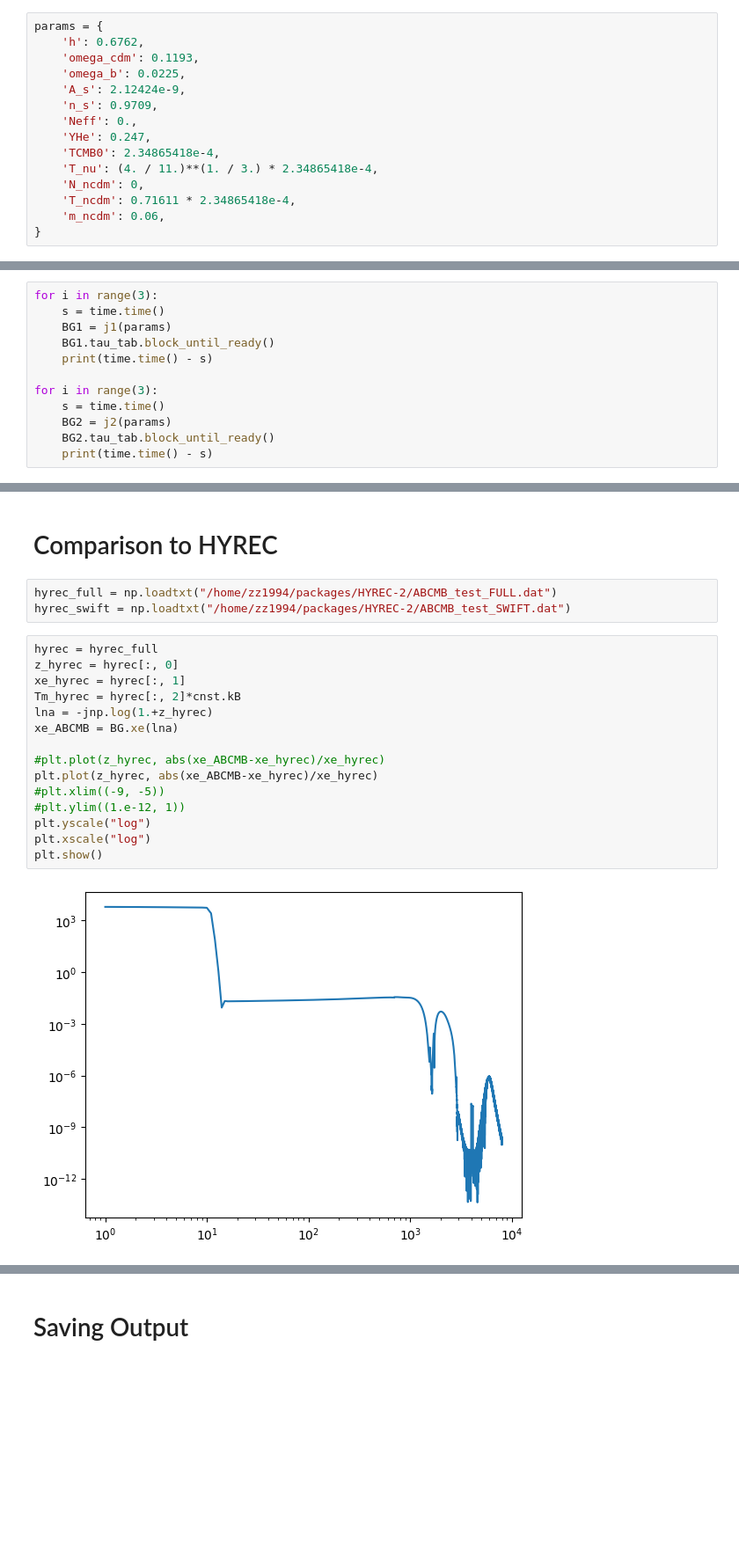
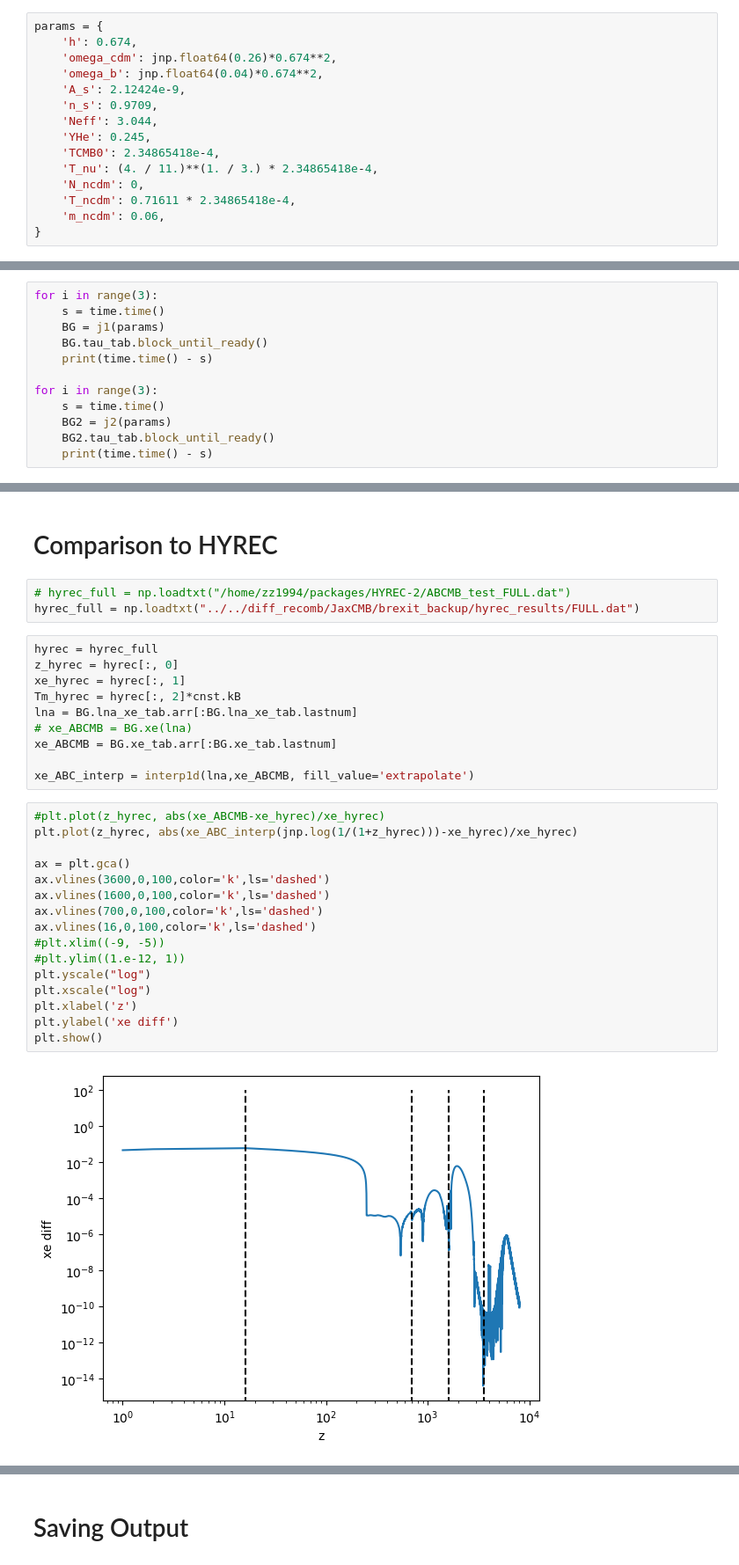
Before and after one commit to TonyZhou729/ABCMB, a Jupyter notebook: Module_Tests/background_test.ipynb, the cells around one changed output, grey strips where cells are left out. Shown at 88% size. Cells and saved outputs as stored; diff of their text form; blank space fills up the shorter version.

```diff
--- a/Module_Tests/background_test.ipynb
+++ b/Module_Tests/background_test.ipynb
@@ -24,12 +29,12 @@ model = main.Model(ellmin=180, ellmax=220, has_MasslessNeutrinos=False, has_Mass
 # %%
 params = {
-    'h': 0.6762,
-    'omega_cdm': 0.1193,
-    'omega_b': 0.0225,
+    'h': 0.674,
+    'omega_cdm': jnp.float64(0.26)*0.674**2,
+    'omega_b': jnp.float64(0.04)*0.674**2,
     'A_s': 2.12424e-9,
     'n_s': 0.9709,
-    'Neff': 0.,
-    'YHe': 0.247,
+    'Neff': 3.044,
+    'YHe': 0.245,
     'TCMB0': 2.34865418e-4,
     'T_nu': (4. / 11.)**(1. / 3.) * 2.34865418e-4,
     'N_ncdm': 0,
@@ -54,8 +59,8 @@ j2 = eqx.filter_jit(f2)
 # %%
 for i in range(3):
     s = time.time()
-    BG1 = j1(params)
-    BG1.tau_tab.block_until_ready()
+    BG = j1(params)
+    BG.tau_tab.block_until_ready()
     print(time.time() - s)
 
 for i in range(3):
@@ -81,22 +81,33 @@ Array([3.56046874e+08, 3.54873738e+08, 3.53704468e+08, ...,
 # %% [markdown]
 # Comparison to HYREC
 # %%
-hyrec_full = np.loadtxt("/home/zz1994/packages/HYREC-2/ABCMB_test_FULL.dat")
-hyrec_swift = np.loadtxt("/home/zz1994/packages/HYREC-2/ABCMB_test_SWIFT.dat")
+# hyrec_full = np.loadtxt("/home/zz1994/packages/HYREC-2/ABCMB_test_FULL.dat")
+hyrec_full = np.loadtxt("../../diff_recomb/JaxCMB/brexit_backup/hyrec_results/FULL.dat")
+# %%
+hyrec = hyrec_full
+z_hyrec = hyrec[:, 0]
+xe_hyrec = hyrec[:, 1]
+Tm_hyrec = hyrec[:, 2]*cnst.kB
+lna = BG.lna_xe_tab.arr[:BG.lna_xe_tab.lastnum]
+# xe_ABCMB = BG.xe(lna)
+xe_ABCMB = BG.xe_tab.arr[:BG.xe_tab.lastnum]
+
+xe_ABC_interp = interp1d(lna,xe_ABCMB, fill_value='extrapolate')
 # %%
-hyrec = hyrec_full
-z_hyrec = hyrec[:, 0]
-xe_hyrec = hyrec[:, 1]
-Tm_hyrec = hyrec[:, 2]*cnst.kB
-lna = -jnp.log(1.+z_hyrec)
-xe_ABCMB = BG.xe(lna)
+#plt.plot(z_hyrec, abs(xe_ABCMB-xe_hyrec)/xe_hyrec)
+plt.plot(z_hyrec, abs(xe_ABC_interp(jnp.log(1/(1+z_hyrec)))-xe_hyrec)/xe_hyrec)
 
-#plt.plot(z_hyrec, abs(xe_ABCMB-xe_hyrec)/xe_hyrec)
-plt.plot(z_hyrec, abs(xe_ABCMB-xe_hyrec)/xe_hyrec)
+ax = plt.gca()
+ax.vlines(3600,0,100,color='k',ls='dashed')
+ax.vlines(1600,0,100,color='k',ls='dashed')
+ax.vlines(700,0,100,color='k',ls='dashed')
+ax.vlines(16,0,100,color='k',ls='dashed')
 #plt.xlim((-9, -5))
 #plt.ylim((1.e-12, 1))
 plt.yscale("log")
 plt.xscale("log")
+plt.xlabel('z')
+plt.ylabel('xe diff')
 plt.show()
 # %% [output]
-[figure, old version]
+[figure, new version]
```
Also changed, not shown: parts of 8 cells of this notebook.
